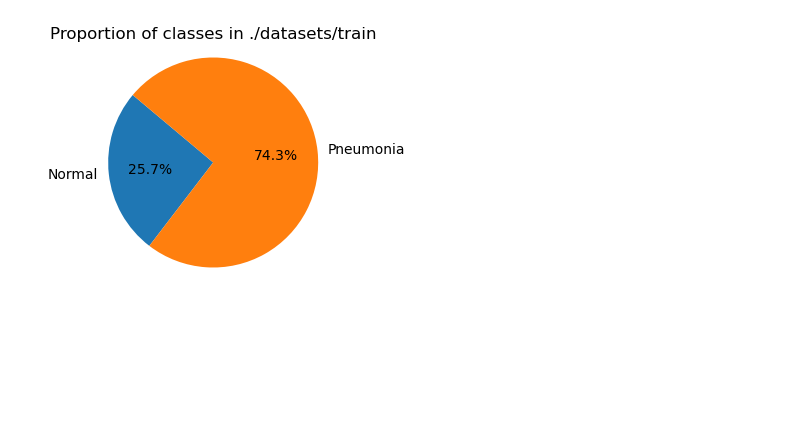
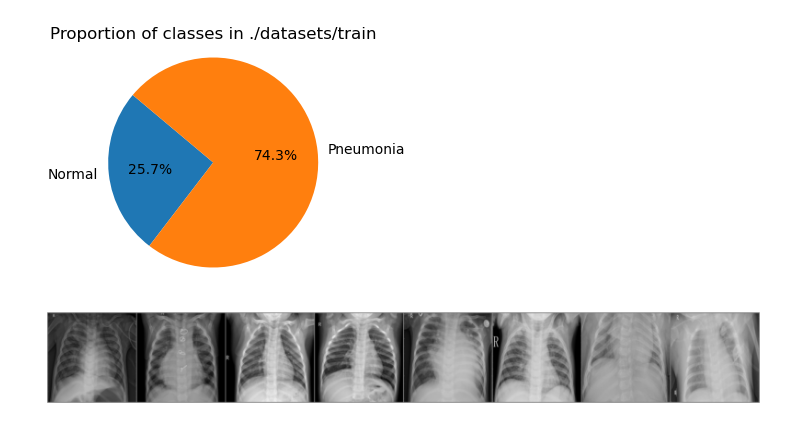
Before and after one commit to felipemattosv/PneumoniaX-RayClassifier, a Jupyter notebook: main.ipynb, the cells around one changed output. Cells and saved outputs as stored; diff of their text form; code cells hidden in the pictures; blank space fills up the shorter version.

Commit message:
add: load datasets and visualize 1 train data batch

```diff
--- a/main.ipynb
+++ b/main.ipynb
@@ -28,3 +44,36 @@ Number of images in ./datasets/train: 5216
 Number of images in Normal class: 1341
 Number of images in Pneumonia class: 3875
 [figure]
+# %%
+# Load datasets
+
+trainset = torchvision.datasets.ImageFolder(root=trainset_path, transform=transform)
+testset = torchvision.datasets.ImageFolder(root=testset_path, transform=transform)
+valset = torchvision.datasets.ImageFolder(root=valset_path, transform=transform)
+
+trainloader = torch.utils.data.DataLoader(trainset, batch_size=BATCH_SIZE, shuffle=True, num_workers=NUM_WORKERS)
+testloader = torch.utils.data.DataLoader(testset, batch_size=BATCH_SIZE, shuffle=False, num_workers=NUM_WORKERS)
+valloder = torch.utils.data.DataLoader(valset, batch_size=BATCH_SIZE, shuffle=False, num_workers=NUM_WORKERS)
+
+
+trainset_size = len(trainset)
+testset_size = len(testset)
+valset_size = len(valset)
+# %%
+# View images from data
+
+def show_batch(img):
+    img = img / 2 + 0.5
+    npimg = img.numpy()
+    plt.figure(figsize=(10, 10))
+    plt.imshow(np.transpose(npimg, (1, 2, 0)))
+    plt.axis('off')
+    plt.show()
+
+dataiter = iter(trainloader)
+images, labels = next(dataiter)
+
+img_grid = torchvision.utils.make_grid(images)
+show_batch(img_grid)
+# %% [output]
+[figure, added]
```
Also changed, not shown: parts of 4 cells of this notebook.
